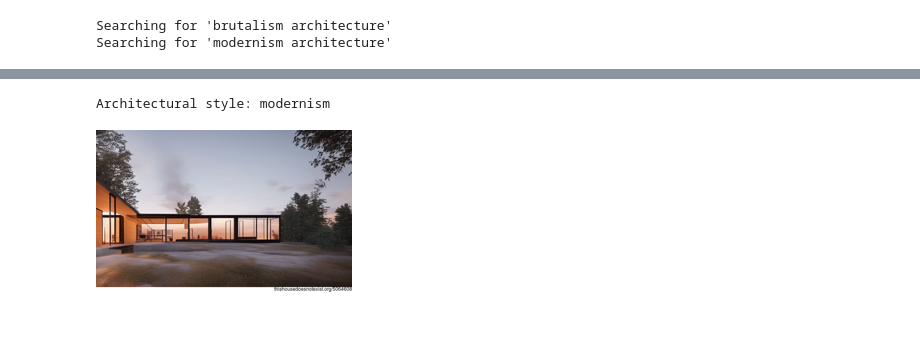
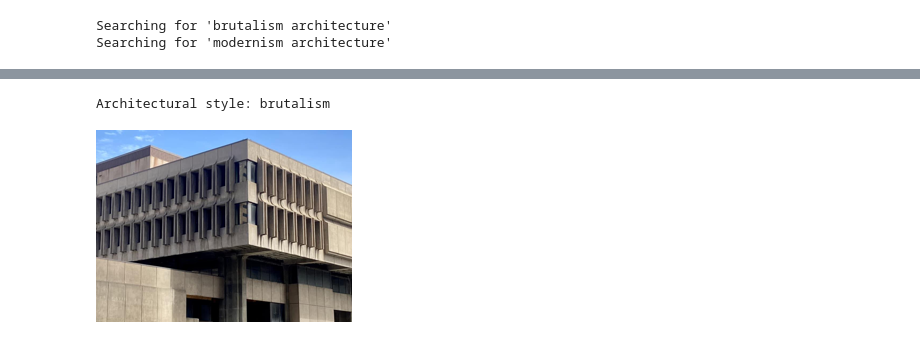
Before and after one commit to TheSowut/brutalism_or_modernism, a Jupyter notebook: brutalism_or_modernism.ipynb, the cells around one changed output, grey strips where cells are left out. Saved outputs shown, nothing was run; the diff lists cells and outputs as text; code cells hidden in the pictures.

```diff
--- a/brutalism_or_modernism.ipynb
+++ b/brutalism_or_modernism.ipynb
@@ -106,14 +106,14 @@ learn.fine_tune(10)
 # %%
 brutalism = destinations['brutalism']
 modernism = destinations['modernism']
-image = modernism
+image = brutalism
 
 architecture_style,_,probs = learn.predict(image)
 print(f'Architectural style: {architecture_style}')
 Image.open(image).to_thumb(256)
 # %% [output]
 [interactive output not drawn]
-Architectural style: modernism
+Architectural style: brutalism
-[figure, old version]
+[figure, new version]
 # %%
 learn.export('brutalism_or_modernism.pkl')
```
Also changed, not shown: parts of 5 cells of this notebook, 3 other files.
